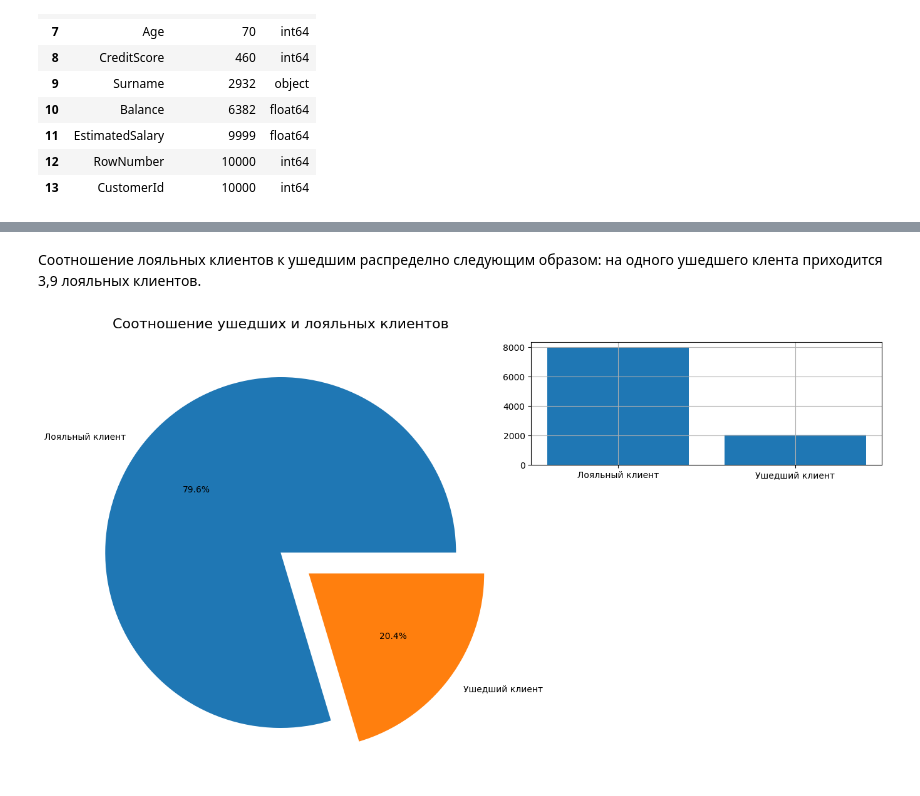
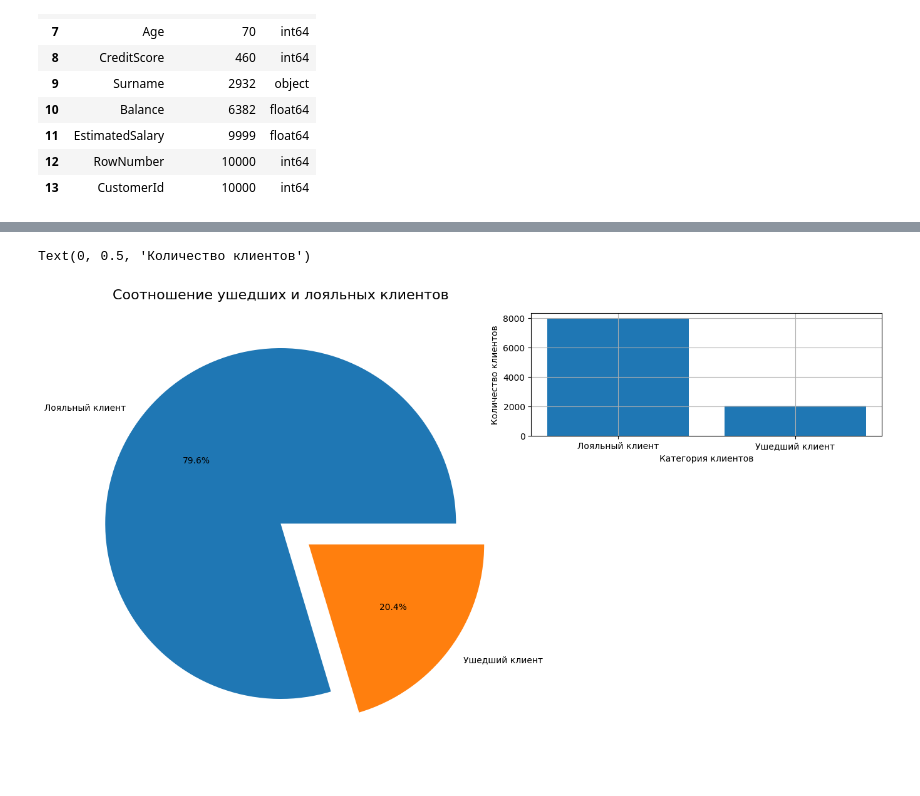
Before and after one commit to PavelALA/granit, a Jupyter notebook: DataScience/Блок1/Module Python13. Визуализация данных/Unit 9. Закрепление знаний.ipynb, the cells around one changed output, grey strips where cells are left out. Cells and saved outputs as stored; diff of their text form; code cells hidden in the pictures.

```diff
--- a/DataScience/Блок1/Module Python13. Визуализация данных/Unit 9. Закрепление знаний.ipynb
+++ b/DataScience/Блок1/Module Python13. Визуализация данных/Unit 9. Закрепление знаний.ipynb
@@ -65,7 +65,7 @@ display(unique_counts)
 | 12 | RowNumber | 10000 | int64 |
 | 13 | CustomerId | 10000 | int64 |
 # %%
-cols_to_exclude = ['CustomerId','RowNumber','EstimatedSalary','Balance','Surname','CreditScore','Age']
+cols_to_exclude = ['CustomerId','RowNumber','EstimatedSalary','Balance','Surname','CreditScore','Age','Exited']
 for col in churn_df.columns:
     if col not in cols_to_exclude:
         churn_df[col] = churn_df[col].astype('category')
@@ -91,4 +91,10 @@ memory usage: 616.6+ KB
 None
+# %%
+churn_df['IsActiveMember_cat'] = churn_df['IsActiveMember'].astype('category')
+churn_df['IsActiveMember_cat'] = churn_df['IsActiveMember_cat'].cat.rename_categories({
+    0:'Неактивный клиент',
+    1:'Активный клиент'
+})
 # %%
 churn_df['Exited_cat'] = churn_df['Exited'].astype('category')
 churn_df['Exited_cat'] = churn_df['Exited_cat'].cat.rename_categories({
@@ -109,26 +104,27 @@ Text(0.5, 1.0, 'Cоотношение ушедших и лояльных кли
-# %% [markdown]
-Соотношение лояльных клиентов к ушедшим распределно следующим образом: на одного ушедшего клента приходится 3,9 лояльных клиентов.
 # %%
 from turtle import width
 
 
 exited_combinations = churn_df['Exited_cat'].value_counts()
 exited_combinations
 
 fig = plt.figure(figsize=(20,7))
 pieplot = fig.add_axes([0,0,1,1])
 pieplot.pie(
     x=exited_combinations,
     labels=exited_combinations.index,
     autopct='%.1f%%',
     explode=[0,0.2]
 )
 barplot = fig.add_axes([0.7,0.7,0.28,0.28])
 barplot.bar(
     x=exited_combinations.index,
     height=exited_combinations,
 )
 pieplot.set_title('Cоотношение ушедших и лояльных клиентов',fontsize =16)
 barplot.grid(True)
+barplot.set_xlabel('Категория клиентов')
+barplot.set_ylabel('Количество клиентов')
 # %% [output]
+Text(0, 0.5, 'Количество клиентов')
-[figure, old version]
+[figure, new version]
```
Also changed, not shown: parts of 12 cells of this notebook, 2 other files.
